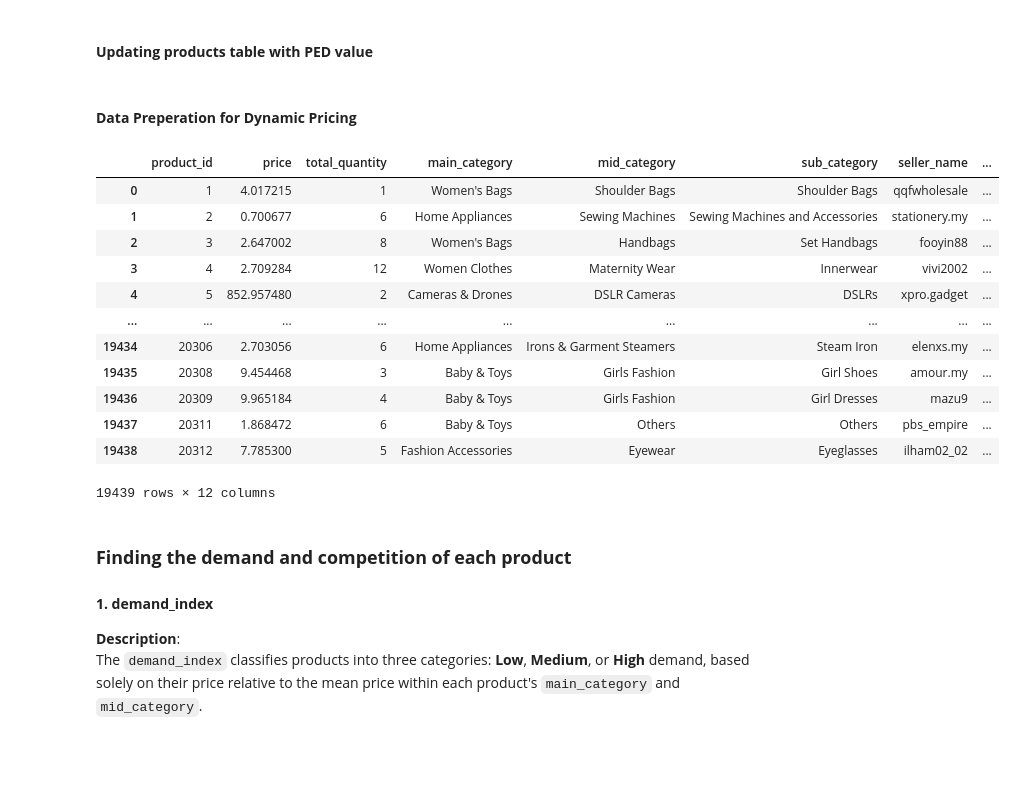
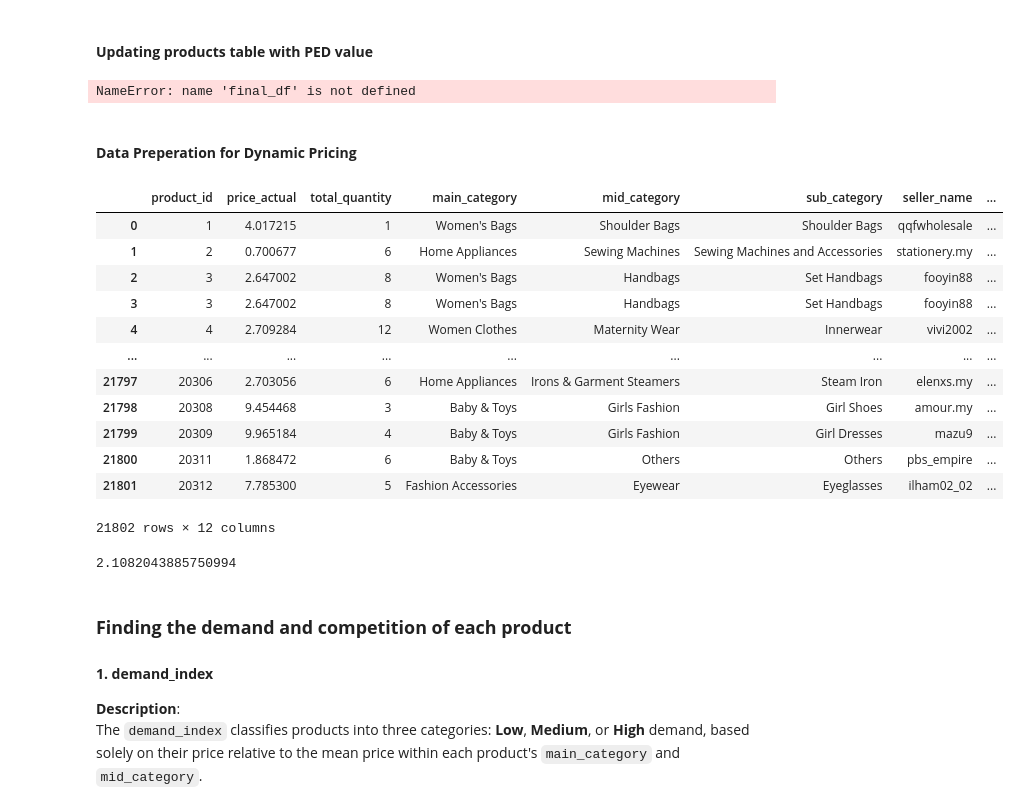
Before and after one commit to 7-teens/7-teens-DSA3101-2410-Project, a Jupyter notebook: Subgroup B/Question 2 PED and dynamic pricing.ipynb, the cells around one changed output. Cells and saved outputs as stored; diff of their text form; code cells hidden in the pictures; blank space fills up the shorter version.

```diff
--- a/Subgroup B/Question 2 PED and dynamic pricing.ipynb
+++ b/Subgroup B/Question 2 PED and dynamic pricing.ipynb
@@ -15,14 +12,20 @@ orders_df = pd.read_csv('..\Cleaned_Datasets\orders.csv')
+# %%
+products_df = pd.read_pickle('Outputs/products.pkl')
+merged_df = pd.read_pickle('Outputs/orders.pkl')
+daily_sales = pd.read_pickle('Outputs/daily_sales.pkl')
+daily_sales_by_main_category = pd.read_pickle('Outputs/daily_sales_by_main_category.pkl')
+daily_sales_by_sub_category = pd.read_pickle('Outputs/daily_sales_by_sub_category.pkl')
 # %% [markdown]
 #### **Data Preperation**
 # %%
-# Step 1: Merge the orders data with the products data on 'product_id'
-merged_df = pd.merge(orders_df, products_df, on='product_id', how='left')
+# # Step 1: Merge the orders data with the products data on 'product_id'
+# merged_df = pd.merge(orders_df, products_df, on='product_id', how='left')
 
 # Step 2: Create the 'price' column based on whether 'campaign_name' is missing or there is campaign, use discounted price if there is promotion campaign, else if none use original price
-merged_df['price'] = merged_df.apply(
-    lambda row: row['price_actual'] if pd.notna(row['campaign_name']) else row['price_ori'],
-    axis=1
-)
+# merged_df['price'] = merged_df.apply(
+#     lambda row: row['price_actual'] if pd.notna(row['campaign_name']) else row['price_ori'],
+#     axis=1
+# )
 # %% [markdown]
 #### **Calculating Price Elasticity of Demand (PED)**
 
@@ -69,20 +436,2 @@ grouped_df['PED'] = grouped_df['%_change_in_quantity'] / grouped_df['%_change_in
 # %% [markdown]
 #### **Finding average PED of each main category**
-# %%
-def filter_outliers(grouped_df):
-    # Filter rows based on column: 'PED'
-    grouped_df = grouped_df[grouped_df['PED'] <= 10]
-    # Filter rows based on column: 'PED'
-    grouped_df = grouped_df[grouped_df['PED'] >= 0]
-    return grouped_df
-
-# Step 6: Filtering out PED that are absurd as according to domain knowledge of PED, it is extremely unlikely for products to have PED greater than 10 and 0 is the smallest, thus negative PED are also outliers. Outliers are most likely due to noise or insufficient data resulting in extremely large or negative PED
-grouped_df_clean = filter_outliers(grouped_df.copy())
-
-# Step 7: Join the products data again to get the 'main_category'
-final_df = pd.merge(grouped_df_clean, products_df[['product_id', 'main_category', 'mid_category']], on='product_id', how='left')
-
-# Step 8: Group by 'main_category' and calculate the average PED for each category
-average_ped_by_category = final_df.groupby('main_category')['PED'].mean().reset_index()
-
-print(average_ped_by_category)
@@ -271,11 +648,13 @@ products_df_with_PED['PED'] = products_df_with_PED['PED'].fillna(products_df_wit
 
 # Drop the 'PED_mean' column as it is no longer needed
 products_df_with_PED = products_df_with_PED.drop(columns=['PED_mean'])
+# %% [output]
+NameError: name 'final_df' is not defined
 # %% [markdown]
 #### **Data Preperation for Dynamic Pricing**
 # %%
 # Step 2: Create the product_sales DataFrame
-product_sales = orders_df.groupby('product_id').size().reset_index(name='quantity_sold')
+product_sales = merged_df.groupby('product_id').size().reset_index(name='quantity_sold')
 
 # Step 3: Left join with products_df on 'product_id'
 product_sales_full = pd.merge(products_df_with_PED, product_sales, on='product_id', how='inner')
@@ -285,27 +664,31 @@ product_sales_full['quantity_sold'] = product_sales_full['quantity_sold'].fillna
 # %%
 dynamic_final_df = product_sales_full[['product_id', 'price_actual', 'quantity_sold',
                                 'main_category', 'mid_category', 'sub_category',
                                 'seller_name','item_rating', 'favorite',
-                                'Stock', 'Ships_From', 'PED']].rename(columns={
-    'price_actual': 'price',
+                                'stock', 'shipped_from', 'PED']].rename(columns={
+    'checkout_price': 'price',
     'quantity_sold': 'total_quantity'
 })
 
 dynamic_final_df
 # %% [output]
-|  | product_id | price | total_quantity | main_category | mid_category | sub_category | seller_name | ... |
+|  | product_id | price_actual | total_quantity | main_category | mid_category | sub_category | seller_name | ... |
 | 0 | 1 | 4.017215 | 1 | Women's Bags | Shoulder Bags | Shoulder Bags | qqfwholesale | ... |
 | 1 | 2 | 0.700677 | 6 | Home Appliances | Sewing Machines | Sewing Machines and Accessories | stationery.my | ... |
 | 2 | 3 | 2.647002 | 8 | Women's Bags | Handbags | Set Handbags | fooyin88 | ... |
-| 3 | 4 | 2.709284 | 12 | Women Clothes | Maternity Wear | Innerwear | vivi2002 | ... |
-| 4 | 5 | 852.957480 | 2 | Cameras & Drones | DSLR Cameras | DSLRs | xpro.gadget | ... |
+| 3 | 3 | 2.647002 | 8 | Women's Bags | Handbags | Set Handbags | fooyin88 | ... |
+| 4 | 4 | 2.709284 | 12 | Women Clothes | Maternity Wear | Innerwear | vivi2002 | ... |
 | ... | ... | ... | ... | ... | ... | ... | ... | ... |
-| 19434 | 20306 | 2.703056 | 6 | Home Appliances | Irons & Garment Steamers | Steam Iron | elenxs.my | ... |
-| 19435 | 20308 | 9.454468 | 3 | Baby & Toys | Girls Fashion | Girl Shoes | amour.my | ... |
-| 19436 | 20309 | 9.965184 | 4 | Baby & Toys | Girls Fashion | Girl Dresses | mazu9 | ... |
-| 19437 | 20311 | 1.868472 | 6 | Baby & Toys | Others | Others | pbs_empire | ... |
-| 19438 | 20312 | 7.785300 | 5 | Fashion Accessories | Eyewear | Eyeglasses | ilham02_02 | ... |
+| 21797 | 20306 | 2.703056 | 6 | Home Appliances | Irons & Garment Steamers | Steam Iron | elenxs.my | ... |
+| 21798 | 20308 | 9.454468 | 3 | Baby & Toys | Girls Fashion | Girl Shoes | amour.my | ... |
+| 21799 | 20309 | 9.965184 | 4 | Baby & Toys | Girls Fashion | Girl Dresses | mazu9 | ... |
+| 21800 | 20311 | 1.868472 | 6 | Baby & Toys | Others | Others | pbs_empire | ... |
+| 21801 | 20312 | 7.785300 | 5 | Fashion Accessories | Eyewear | Eyeglasses | ilham02_02 | ... |
-19439 rows × 12 columns
+21802 rows × 12 columns
+# %%
+dynamic_final_df[dynamic_final_df.sub_category == 'Occupational Attire'].PED.mean()
+# %% [output]
+2.1082043885750994
 # %% [markdown]
 ### **Finding the demand and competition of each product**
 
```
Also changed, not shown: parts of 16 cells of this notebook, 10 other files.
